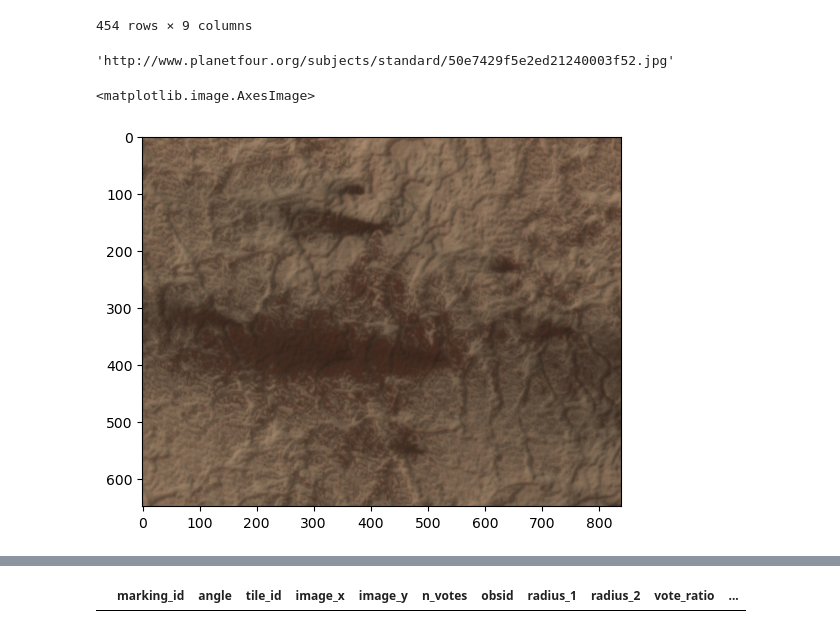
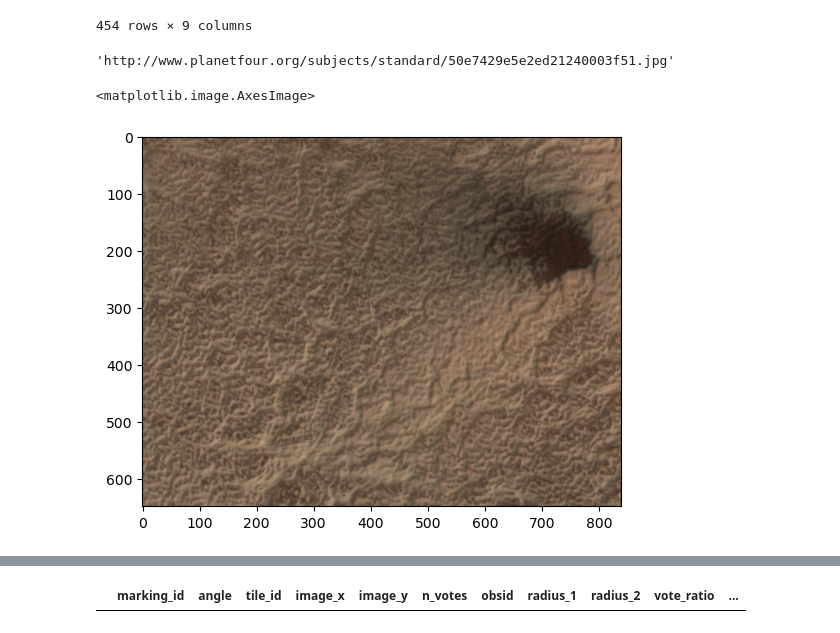
Before and after one commit to michaelaye/p4tools, a Jupyter notebook: notebooks/00_io.ipynb, the cells around one changed output, grey strips where cells are left out. Cells and saved outputs as stored; diff of their text form; code cells hidden in the pictures.

```diff
--- a/notebooks/00_io.ipynb
+++ b/notebooks/00_io.ipynb
@@ -132,19 +137,24 @@ def get_url_for_tile_id(tile_id):
 # %%
 tile_id = "APF0000ci9"
 # %%
-get_url_for_tile_id(tile_id)
+get_url_for_tile(tile_id)
 # %% [output]
-'http://www.planetfour.org/subjects/standard/50e7429f5e2ed21240003f52.jpg'
+'http://www.planetfour.org/subjects/standard/50e7429e5e2ed21240003f51.jpg'
 # %%
 # | export
 def get_subframe_by_tile_id(tile_id):
     url = get_url_for_tile_id(tile_id)
     return get_subframe(url)
+
+
+def get_subframe_for_tile(tile_id):
+    # alias for get_subframe_by_tile_id for consistency
+    return get_subframe_by_tile_id(tile_id)
 # %%
-plt.imshow(get_subframe_by_tile_id(tile_id))
+plt.imshow(get_subframe_for_tile(tile_id))
 # %% [output]
 <matplotlib.image.AxesImage>
-[figure, old version]
+[figure, new version]
 # %%
 # | export
 def get_fans_for_tile(tile_id):
```
Also changed, not shown: parts of 1 cell of this notebook, 12 other files.
